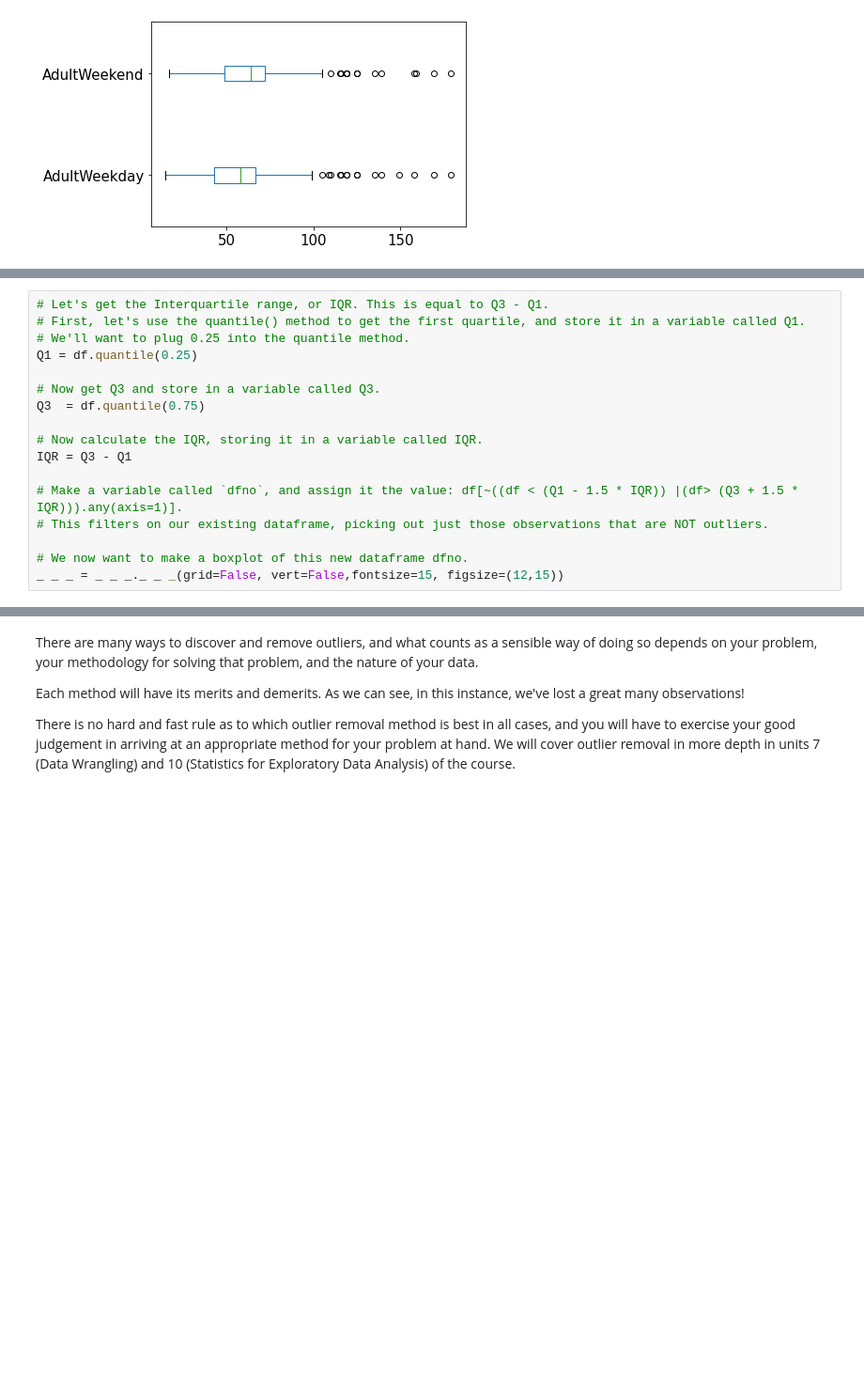
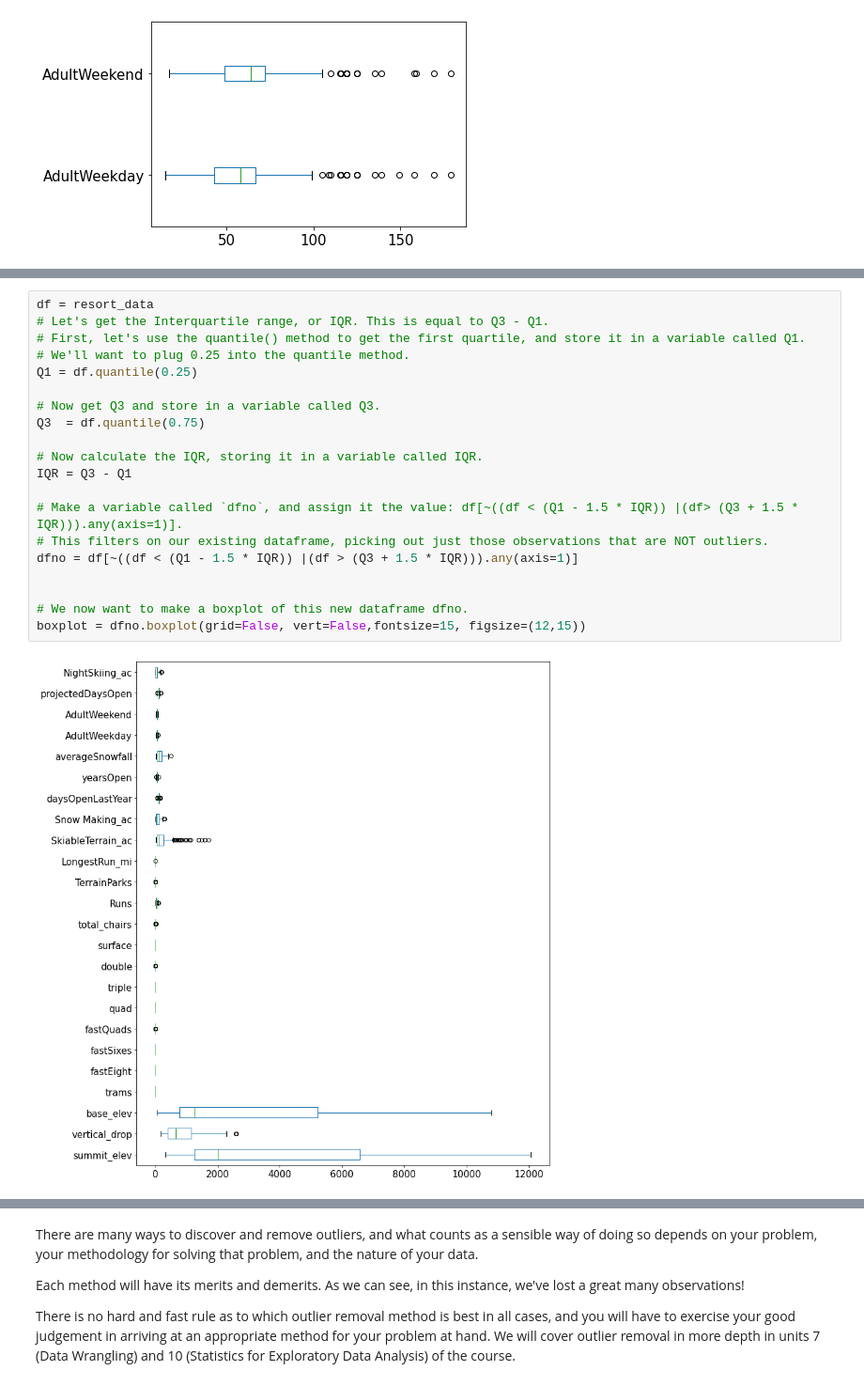
Before and after one commit to jolfr/capstone-01, a Jupyter notebook: notebooks/Notebook_stepthree.ipynb, the cells around one changed output, grey strips where cells are left out. Shown: that part at 94% size. Cells and saved outputs as stored; diff of their text form; blank space fills up the shorter version.

```diff
--- a/notebooks/Notebook_stepthree.ipynb
+++ b/notebooks/Notebook_stepthree.ipynb
@@ -269,21 +269,26 @@ One method for outlier analysis is extreme value analysis using a box
 
 Hint: Recall from your statistics prework that a common definition of an outlier is an observation lying more than (1.5 * the Interquartile range) above the third quartile, or more than just that much below the first quartile.
 # %%
+df = resort_data
 # Let's get the Interquartile range, or IQR. This is equal to Q3 - Q1.
 # First, let's use the quantile() method to get the first quartile, and store it in a variable called Q1.
 # We'll want to plug 0.25 into the quantile method.
 Q1 = df.quantile(0.25)
 
 # Now get Q3 and store in a variable called Q3.
 Q3  = df.quantile(0.75)
 
 # Now calculate the IQR, storing it in a variable called IQR.
 IQR = Q3 - Q1
 
 # Make a variable called `dfno`, and assign it the value: df[~((df < (Q1 - 1.5 * IQR)) |(df> (Q3 + 1.5 * IQR))).any(axis=1)].
 # This filters on our existing dataframe, picking out just those observations that are NOT outliers.
+dfno = df[~((df < (Q1 - 1.5 * IQR)) |(df > (Q3 + 1.5 * IQR))).any(axis=1)]
+
 
 # We now want to make a boxplot of this new dataframe dfno.
-_ _ _ = _ _ _._ _ _(grid=False, vert=False,fontsize=15, figsize=(12,15))
+boxplot = dfno.boxplot(grid=False, vert=False,fontsize=15, figsize=(12,15))
+# %% [output]
+[figure, added]
 # %%
 # Print the shapes of our dataframes df and dfno to compare the number of observations in each.
```
Also changed, not shown: parts of 20 cells of this notebook.
